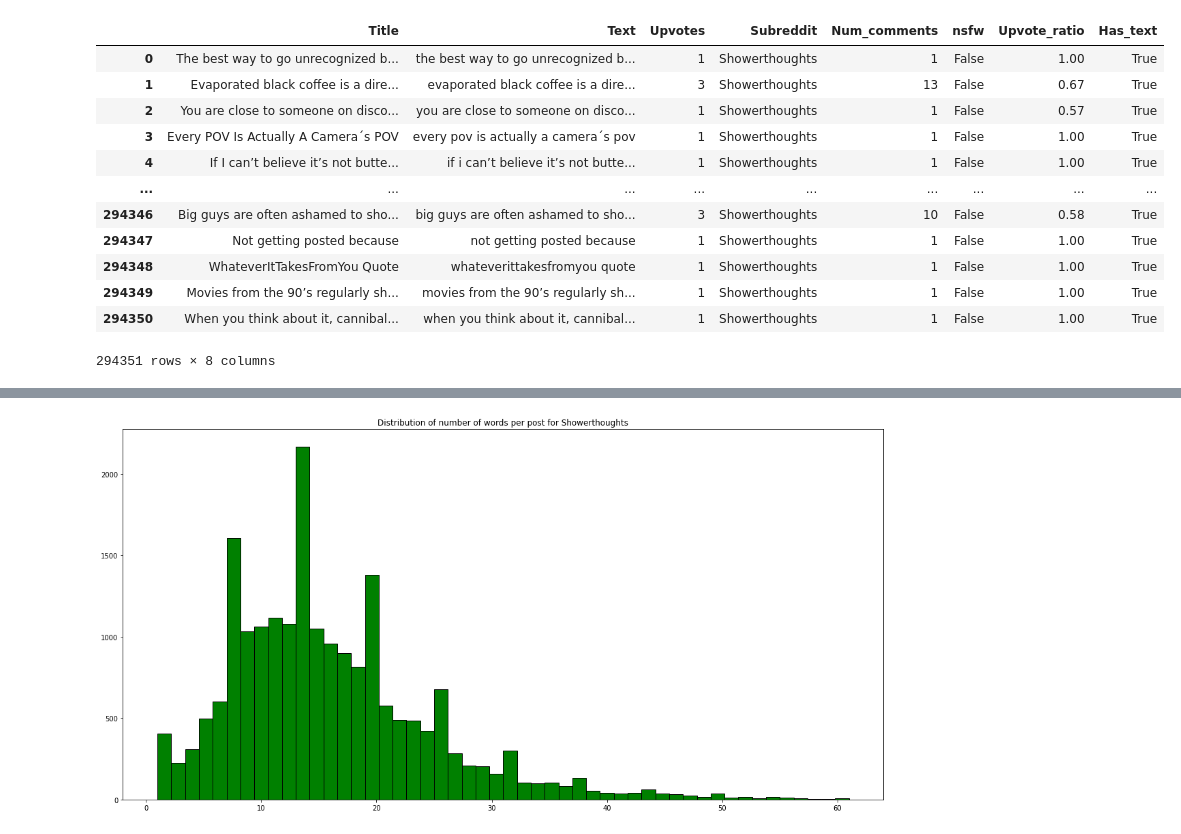
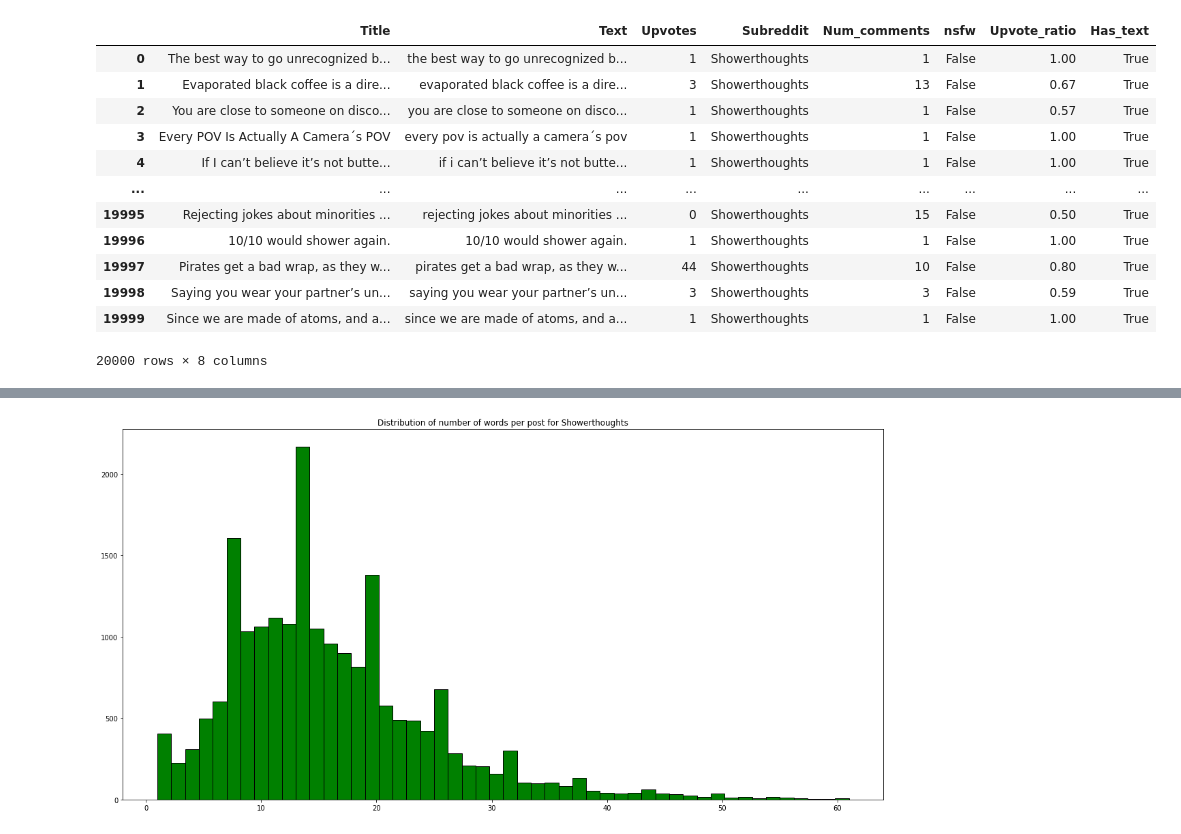
Before and after one commit to runxuanjiang/Reddit_Upvote_Prediction, a Jupyter notebook: train.ipynb, the cells around one changed output, grey strips where cells are left out. Saved outputs shown, nothing was run; the diff lists cells and outputs as text; code cells hidden in the pictures.

```diff
--- a/train.ipynb
+++ b/train.ipynb
@@ -16,22 +16,23 @@ model = SentenceTransformer('all-MiniLM-L6-v2')
 # %%
 subreddit = "Showerthoughts"
 df = pd.read_csv(f"./data/csvdata/{subreddit}.csv")
 df = analysis.cleanDataConcatenate(df)
+df = df[:20000]
 df
 # %% [output]
 |  | Title | Text | Upvotes | Subreddit | Num_comments | nsfw | Upvote_ratio | Has_text |
 | 0 | The best way to go unrecognized b... | the best way to go unrecognized b... | 1 | Showerthoughts | 1 | False | 1.00 | True |
 | 1 | Evaporated black coffee is a dire... | evaporated black coffee is a dire... | 3 | Showerthoughts | 13 | False | 0.67 | True |
 | 2 | You are close to someone on disco... | you are close to someone on disco... | 1 | Showerthoughts | 1 | False | 0.57 | True |
 | 3 | Every POV Is Actually A Camera´s POV | every pov is actually a camera´s pov | 1 | Showerthoughts | 1 | False | 1.00 | True |
 | 4 | If I can’t believe it’s not butte... | if i can’t believe it’s not butte... | 1 | Showerthoughts | 1 | False | 1.00 | True |
 | ... | ... | ... | ... | ... | ... | ... | ... | ... |
-| 294346 | Big guys are often ashamed to sho... | big guys are often ashamed to sho... | 3 | Showerthoughts | 10 | False | 0.58 | True |
-| 294347 | Not getting posted because | not getting posted because | 1 | Showerthoughts | 1 | False | 1.00 | True |
-| 294348 | WhateverItTakesFromYou Quote | whateverittakesfromyou quote | 1 | Showerthoughts | 1 | False | 1.00 | True |
-| 294349 | Movies from the 90’s regularly sh... | movies from the 90’s regularly sh... | 1 | Showerthoughts | 1 | False | 1.00 | True |
-| 294350 | When you think about it, cannibal... | when you think about it, cannibal... | 1 | Showerthoughts | 1 | False | 1.00 | True |
+| 19995 | Rejecting jokes about minorities ... | rejecting jokes about minorities ... | 0 | Showerthoughts | 15 | False | 0.50 | True |
+| 19996 | 10/10 would shower again. | 10/10 would shower again. | 1 | Showerthoughts | 1 | False | 1.00 | True |
+| 19997 | Pirates get a bad wrap, as they w... | pirates get a bad wrap, as they w... | 44 | Showerthoughts | 10 | False | 0.80 | True |
+| 19998 | Saying you wear your partner’s un... | saying you wear your partner’s un... | 3 | Showerthoughts | 3 | False | 0.59 | True |
+| 19999 | Since we are made of atoms, and a... | since we are made of atoms, and a... | 1 | Showerthoughts | 1 | False | 1.00 | True |
-294351 rows × 8 columns
+20000 rows × 8 columns
 # %%
 analysis.upvoteHist(df)
 # %% [output]
```
Also changed, not shown: parts of 2 cells of this notebook, 2 other files.
